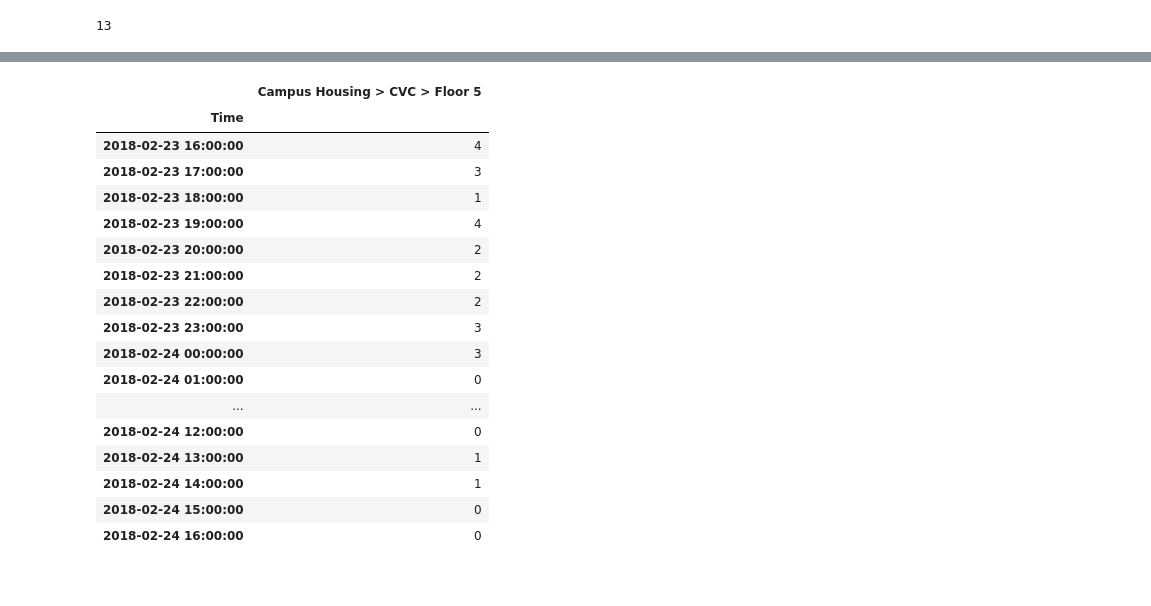
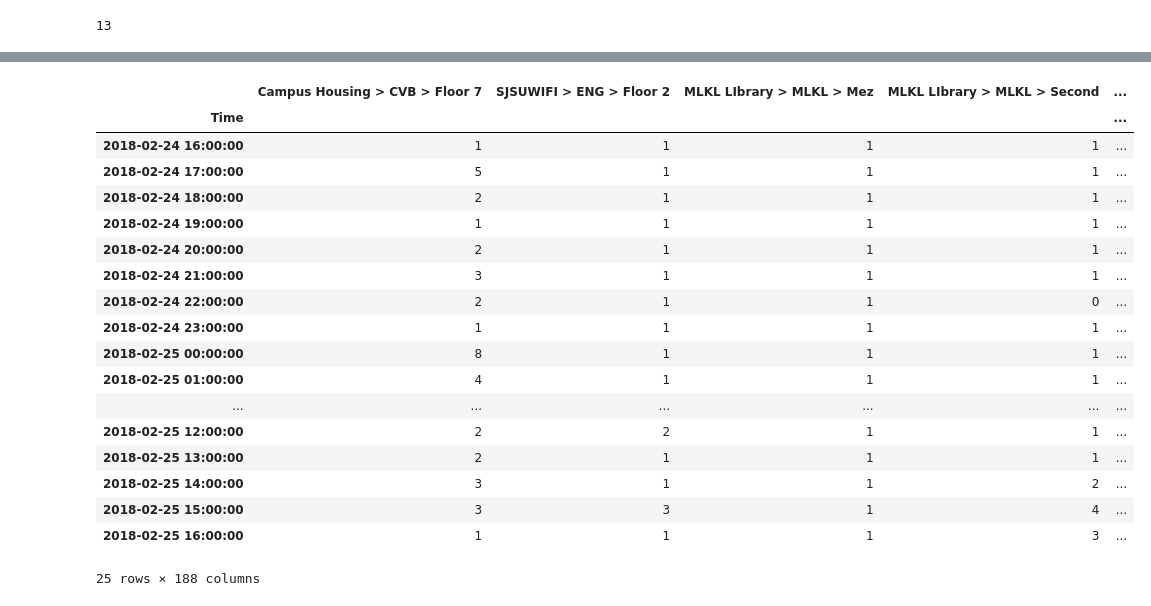
Before and after one commit to tninh/Online-Mobility-Pattern-Prediction, a Jupyter notebook: univariate_time_series.ipynb, the cells around one changed output, grey strips where cells are left out. Drawn from its saved outputs; the diff is of its cells as text; code cells hidden in the pictures.

```diff
--- a/univariate_time_series.ipynb
+++ b/univariate_time_series.ipynb
@@ -181,24 +185,25 @@ pd.DataFrame(output)
 import matplotlib.pylab as plt
 %matplotlib inline
 # %%
-df = pd.read_csv('test_new.csv', parse_dates=['Time'], index_col='Time')
+df = pd.read_csv('test6.csv', parse_dates=['Time'], index_col='Time')
 df
 # %% [output]
-|  | Campus Housing > CVC > Floor 5 |
-| Time |  |
-| 2018-02-23 16:00:00 | 4 |
-| 2018-02-23 17:00:00 | 3 |
-| 2018-02-23 18:00:00 | 1 |
-| 2018-02-23 19:00:00 | 4 |
-| 2018-02-23 20:00:00 | 2 |
-| 2018-02-23 21:00:00 | 2 |
-| 2018-02-23 22:00:00 | 2 |
-| 2018-02-23 23:00:00 | 3 |
-| 2018-02-24 00:00:00 | 3 |
-| 2018-02-24 01:00:00 | 0 |
-| ... | ... |
-| 2018-02-24 12:00:00 | 0 |
-| 2018-02-24 13:00:00 | 1 |
-| 2018-02-24 14:00:00 | 1 |
-| 2018-02-24 15:00:00 | 0 |
-| 2018-02-24 16:00:00 | 0 |
+|  | Campus Housing > CVB > Floor 7 | SJSUWIFI > ENG > Floor 2 | MLKL LIbrary > MLKL > Mez | MLKL LIbrary > MLKL > Second | ... |
+| Time |  |  |  |  | ... |
+| 2018-02-24 16:00:00 | 1 | 1 | 1 | 1 | ... |
+| 2018-02-24 17:00:00 | 5 | 1 | 1 | 1 | ... |
+| 2018-02-24 18:00:00 | 2 | 1 | 1 | 1 | ... |
+| 2018-02-24 19:00:00 | 1 | 1 | 1 | 1 | ... |
+| 2018-02-24 20:00:00 | 2 | 1 | 1 | 1 | ... |
+| 2018-02-24 21:00:00 | 3 | 1 | 1 | 1 | ... |
+| 2018-02-24 22:00:00 | 2 | 1 | 1 | 0 | ... |
+| 2018-02-24 23:00:00 | 1 | 1 | 1 | 1 | ... |
+| 2018-02-25 00:00:00 | 8 | 1 | 1 | 1 | ... |
+| 2018-02-25 01:00:00 | 4 | 1 | 1 | 1 | ... |
+| ... | ... | ... | ... | ... | ... |
+| 2018-02-25 12:00:00 | 2 | 2 | 1 | 1 | ... |
+| 2018-02-25 13:00:00 | 2 | 1 | 1 | 1 | ... |
+| 2018-02-25 14:00:00 | 3 | 1 | 1 | 2 | ... |
+| 2018-02-25 15:00:00 | 3 | 3 | 1 | 4 | ... |
+| 2018-02-25 16:00:00 | 1 | 1 | 1 | 3 | ... |
+25 rows × 188 columns
```
Also changed, not shown: parts of 8 cells of this notebook, 2 other files.
